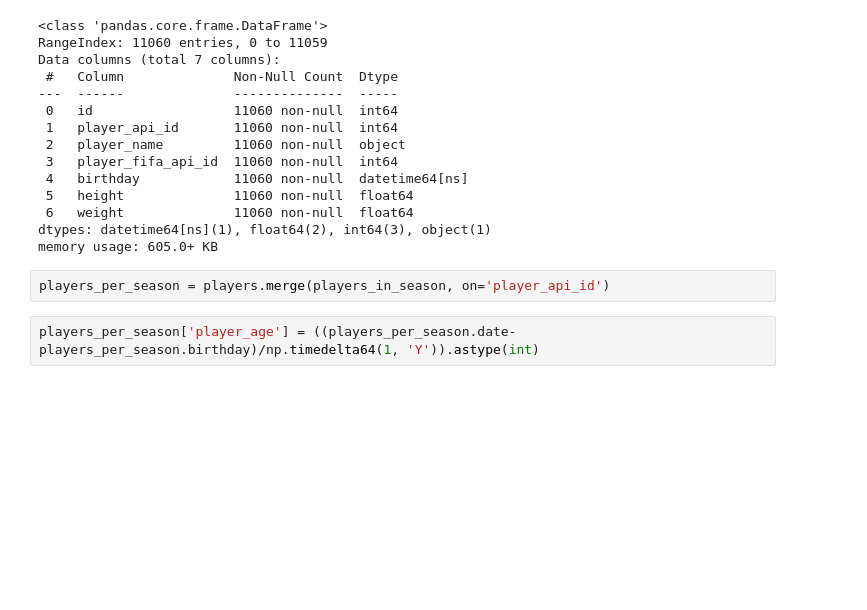
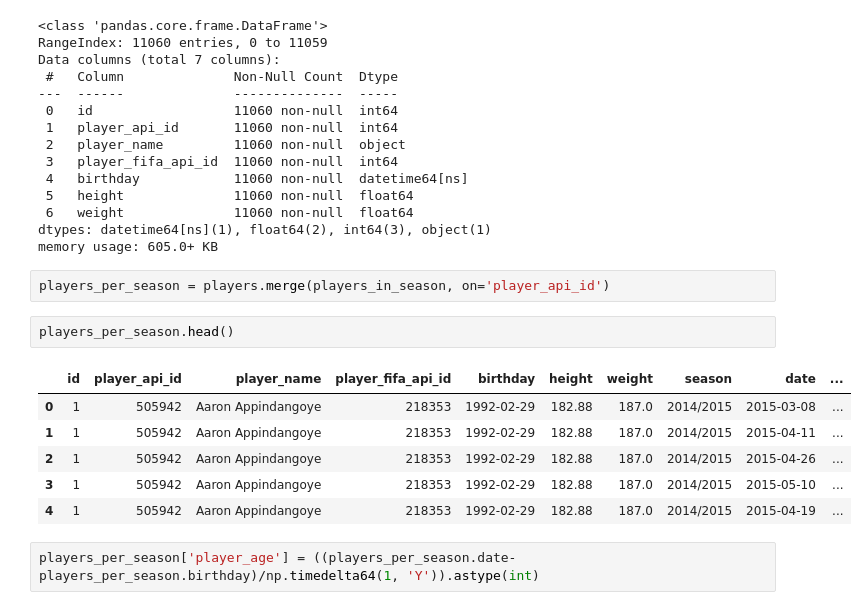
Before and after one commit to Wishbert/Investigating-Soccer-Dataset, a Jupyter notebook: Soccer Database draft.ipynb, the cells around one changed output. Saved outputs shown, nothing was run; the diff lists cells and outputs as text; blank space fills up the shorter version.

```diff
--- a/Soccer Database draft.ipynb
+++ b/Soccer Database draft.ipynb
@@ -1007,6 +1008,15 @@ dtypes: datetime64[ns](1), float64(2), int64(3), object(1)
 memory usage: 605.0+ KB
 # %%
 players_per_season = players.merge(players_in_season, on='player_api_id')
+# %%
+players_per_season.head()
+# %% [output]
+|  | id | player_api_id | player_name | player_fifa_api_id | birthday | height | weight | season | date | ... |
+| 0 | 1 | 505942 | Aaron Appindangoye | 218353 | 1992-02-29 | 182.88 | 187.0 | 2014/2015 | 2015-03-08 | ... |
+| 1 | 1 | 505942 | Aaron Appindangoye | 218353 | 1992-02-29 | 182.88 | 187.0 | 2014/2015 | 2015-04-11 | ... |
+| 2 | 1 | 505942 | Aaron Appindangoye | 218353 | 1992-02-29 | 182.88 | 187.0 | 2014/2015 | 2015-04-26 | ... |
+| 3 | 1 | 505942 | Aaron Appindangoye | 218353 | 1992-02-29 | 182.88 | 187.0 | 2014/2015 | 2015-05-10 | ... |
+| 4 | 1 | 505942 | Aaron Appindangoye | 218353 | 1992-02-29 | 182.88 | 187.0 | 2014/2015 | 2015-04-19 | ... |
 # %%
 players_per_season['player_age'] = ((players_per_season.date-players_per_season.birthday)/np.timedelta64(1, 'Y')).astype(int)
 # %% [markdown]
```
Also changed, not shown: parts of 7 cells of this notebook.
